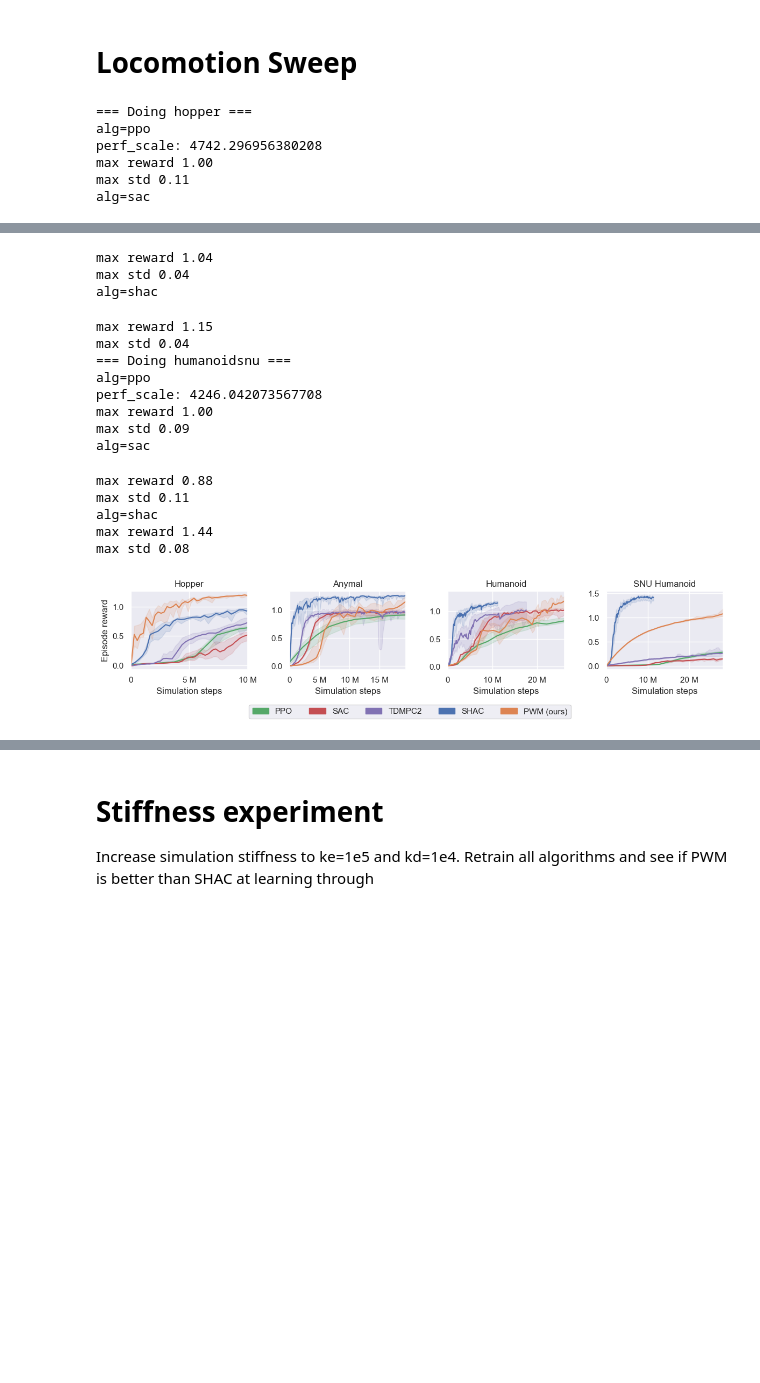
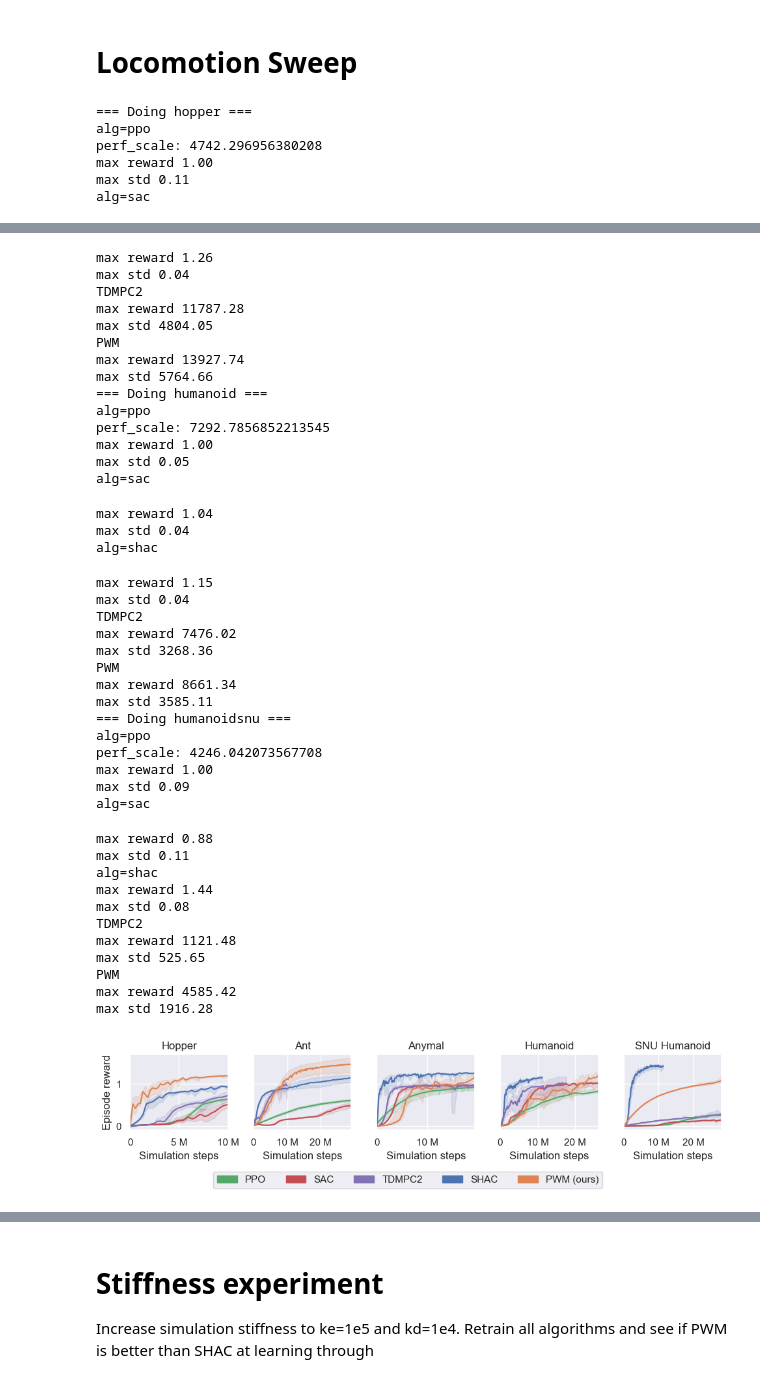
Before and after one commit to imgeorgiev/FoRL-WM, a Jupyter notebook: results/results.ipynb, the cells around one changed output, grey strips where cells are left out. Cells and saved outputs as stored; diff of their text form; code cells hidden in the pictures; blank space fills up the shorter version.

```diff
--- a/results/results.ipynb
+++ b/results/results.ipynb
@@ -402,12 +520,12 @@ max std 0.13
 # load svg results seperately
 iqm = lambda scores: trim_mean(scores, proportiontocut=0.25).flatten()
 
-fig, ax = plt.subplots(1, 4, sharey=False, figsize=(12,2.5))
+fig, ax = plt.subplots(1, 5, sharey=True, figsize=(10,2.2))
 ax = ax.flatten()
 
 smooth=None
 
-for i, env in enumerate(["hopper", "anymal", "humanoid", "humanoidsnu"]):
+for i, env in enumerate(["hopper", "ant", "anymal", "humanoid", "humanoidsnu"]):
     print(f"=== Doing {env} ===")
 
     for alg in ["ppo", "sac", "shac"]:
@@ -449,6 +567,7 @@ for i, env in enumerate(["hopper", "anymal", "humanoid", "humanoidsnu"]):
         ds=500
 
     # plot TDMPC
+    print("TDMPC2")
     col = "train/episode_reward"
     data = process_step_data_iqm(f"data/tdmpc2_{env}.csv", col=col, downsample=ds, smooth=0.6)
     data[f"{col}"] /= perf_scale
@@ -456,6 +575,9 @@ for i, env in enumerate(["hopper", "anymal", "humanoid", "humanoidsnu"]):
     data[f"{col}_max"] /= perf_scale
     ax[i].plot(data.index, data[col], color=colors["TDMPC2"])
     ax[i].fill_between(data.index, data[f"{col}_min"], data[f"{col}_max"], color=colors["TDMPC2"], alpha=0.15)
+    j = data[col].argmax()
+    print("max reward {:3.2f}".format(data[col].iloc[j]*perf_scale))
+    print("max std {:3.2f}".format(data[data.columns[data.columns.str.endswith(f"{col}")]].iloc[j].std()))
     # last = data.index[-1]
     # span = (last, span[1])
     # ax['0'].plot(np.linspace(span[0],span[1], n), data[f"{col}"].dropna().iloc[-1].repeat(n), '--', c=colors["TDMPC2"], lw=2)
@@ -467,6 +589,7 @@ for i, env in enumerate(["hopper", "anymal", "humanoid", "humanoidsnu"]):
         ds=10
 
     # plot FOWM
+    print("PWM")
     col = "rewards"
     data = process_step_data_iqm(f"data/pwm_{env}.csv", col=col, downsample=ds)
     data[f"{col}"] /= perf_scale
@@ -478,6 +601,9 @@ for i, env in enumerate(["hopper", "anymal", "humanoid", "humanoidsnu"]):
     # span = (last, span[1])
     # ax['0'].plot(np.linspace(span[0],span[1], n), data[f"{col}"].dropna().iloc[-1].repeat(n), '--', c=colors["FOWM"], lw=2)
     # ax['1'].plot(np.linspace(span[0],span[1], n), data[f"{col}"].dropna().iloc[-1].repeat(n), '--', c=colors["FOWM"], lw=2)
+    j = data[col].argmax()
+    print("max reward {:3.2f}".format(data[col].iloc[j]*perf_scale))
+    print("max std {:3.2f}".format(data[data.columns[data.columns.str.endswith(f"{col}")]].iloc[j].std()))
     ax[i].set_xlim((0,data.index.max()))
 
 
@@ -487,9 +613,10 @@ for i, env in enumerate(["hopper", "anymal", "humanoid", "humanoidsnu"]):
 ax[0].set_ylabel("Episode reward")
 # ax[0+4].set_ylabel("Episode reward")
 ax[0].set_title("Hopper")
-ax[1].set_title("Anymal")
-ax[2].set_title("Humanoid")
-ax[3].set_title("SNU Humanoid")
+ax[1].set_title("Ant")
+ax[2].set_title("Anymal")
+ax[3].set_title("Humanoid")
+ax[4].set_title("SNU Humanoid")
 
 # manual plot tuning
 # ax[0].set_xlim((0,10357184))
@@ -501,7 +628,7 @@ ax[3].set_title("SNU Humanoid")
 # Create fancy legend
 plt.tight_layout()
 fig.legend(handles=fancy_legend, loc='center', bbox_to_anchor=(0.5, -0.05), fancybox=True, shadow=False, ncol=len(fancy_legend))
-plt.savefig("../figures/locomotion_sweep.pdf", bbox_inches="tight")
+plt.savefig("../figures/locomotion_sweep.pdf", bbox_inches="tight", pad_inches=0)
 # %% [output]
 === Doing hopper ===
 alg=ppo
@@ -534,17 +676,43 @@ alg=sac
-max reward 1.04
+max reward 1.26
 max std 0.04
-alg=shac
+TDMPC2
+max reward 11787.28
+max std 4804.05
+PWM
+max reward 13927.74
+max std 5764.66
+=== Doing humanoid ===
+alg=ppo
+perf_scale: 7292.7856852213545
+max reward 1.00
+max std 0.05
+alg=sac
-max reward 1.15
+max reward 1.04
 max std 0.04
-=== Doing humanoidsnu ===
-alg=ppo
-perf_scale: 4246.042073567708
-max reward 1.00
-max std 0.09
-alg=sac
+alg=shac
-max reward 0.88
-max std 0.11
-alg=shac
-max reward 1.44
-max std 0.08
+max reward 1.15
+max std 0.04
+TDMPC2
+max reward 7476.02
+max std 3268.36
+PWM
+max reward 8661.34
+max std 3585.11
+=== Doing humanoidsnu ===
+alg=ppo
+perf_scale: 4246.042073567708
+max reward 1.00
+max std 0.09
+alg=sac
+max reward 0.88
+max std 0.11
+alg=shac
+max reward 1.44
+max std 0.08
+TDMPC2
+max reward 1121.48
+max std 525.65
+PWM
+max reward 4585.42
+max std 1916.28
-[figure, old version]
+[figure, new version]
```
Also changed, not shown: parts of 13 cells of this notebook, 7 other files.
